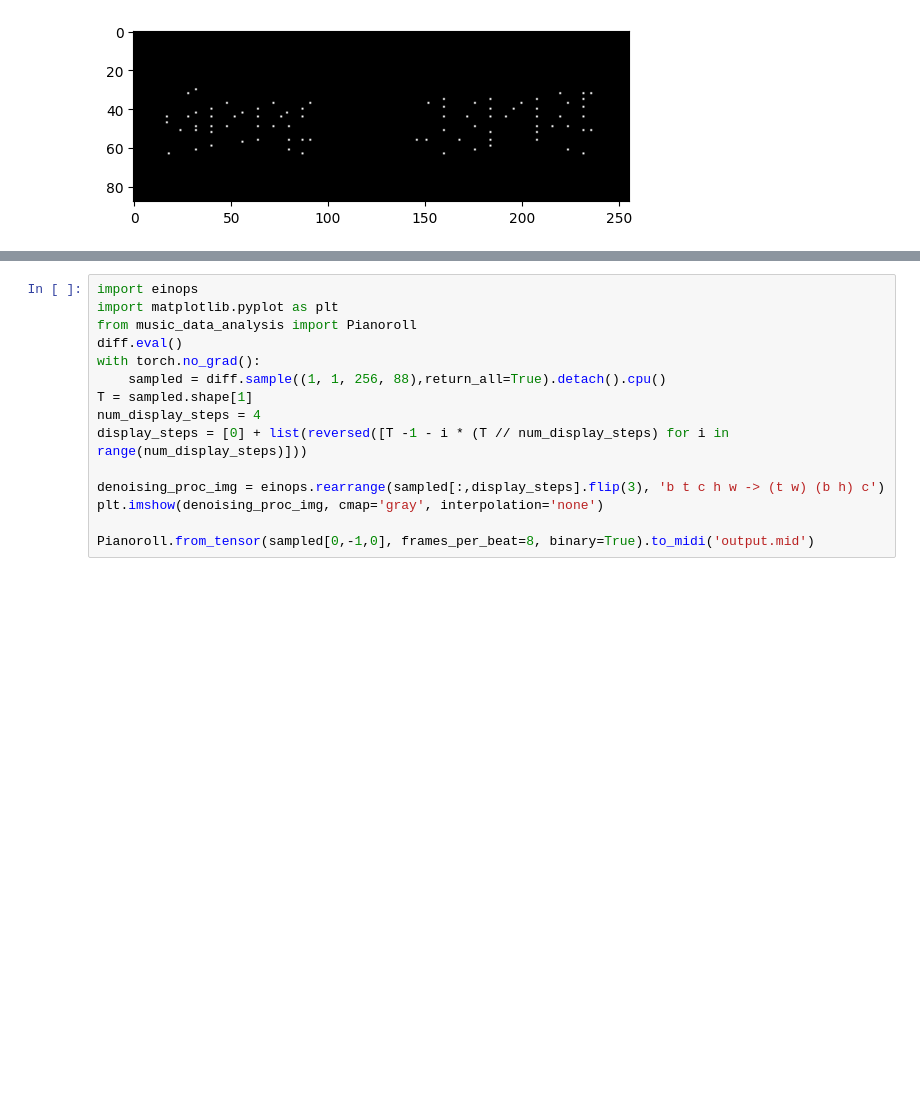
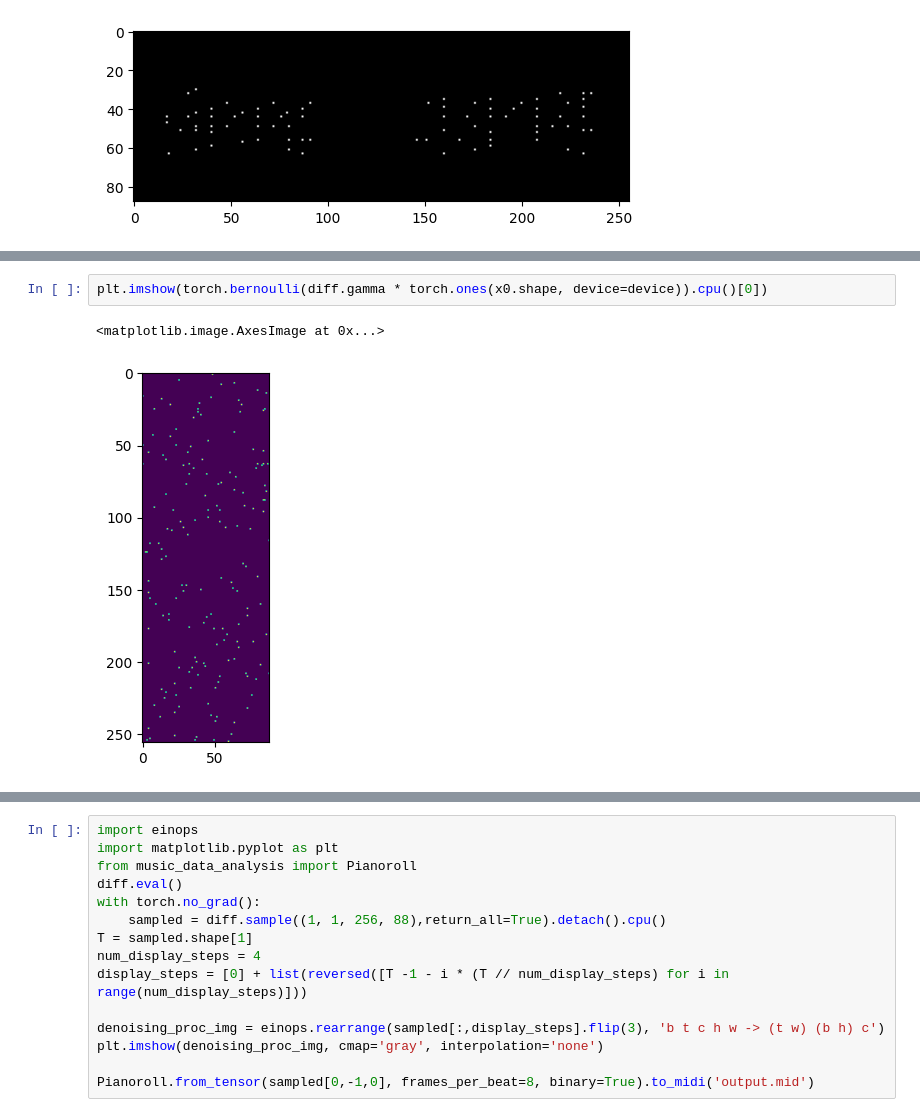
Before and after one commit to eri24816/diff-music, a Jupyter notebook: pr.ipynb, the cells around one changed output, grey strips where cells are left out. Drawn from its saved outputs; the diff is of its cells as text; blank space fills up the shorter version.

```diff
--- a/pr.ipynb
+++ b/pr.ipynb
@@ -187,0 +306,5 @@ Pianoroll Bar 000 - 090 of
+# %%
+plt.imshow(torch.bernoulli(diff.gamma * torch.ones(x0.shape, device=device)).cpu()[0])
+# %% [output]
+<matplotlib.image.AxesImage at 0x...>
+[figure, added]
```
Also changed, not shown: parts of 21 cells of this notebook, 6 other files.
